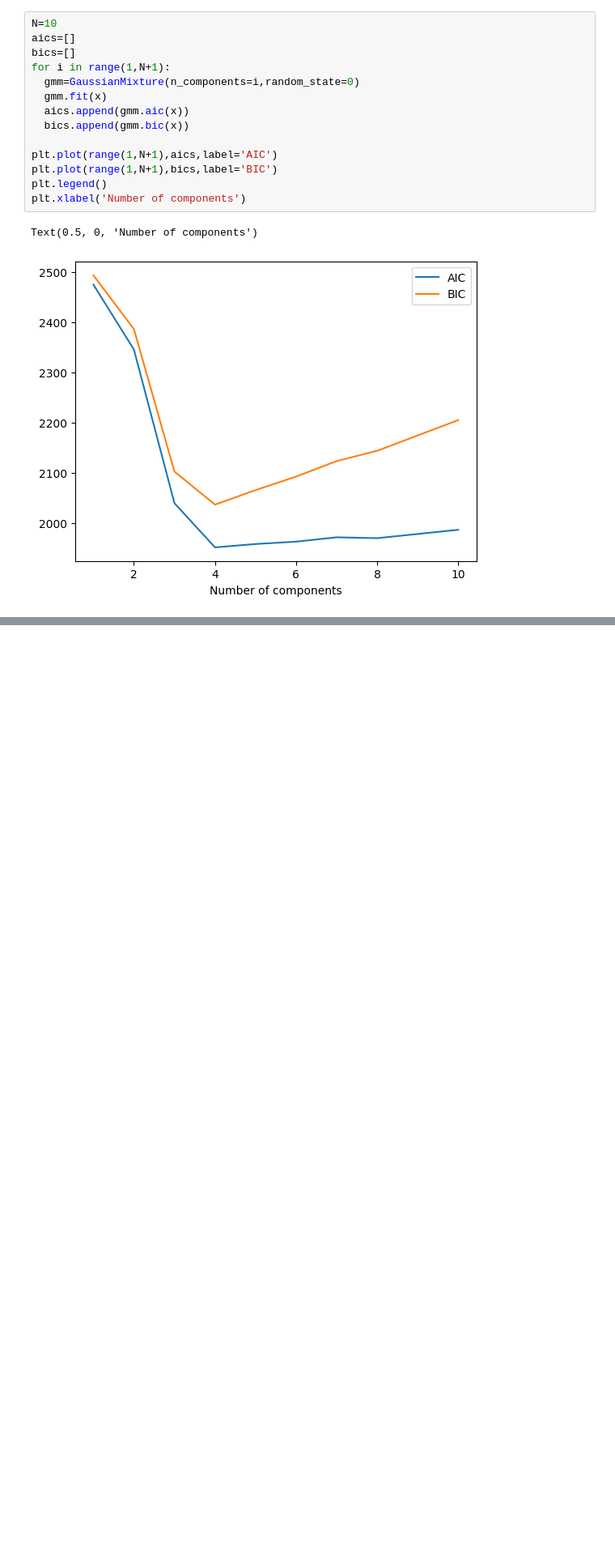
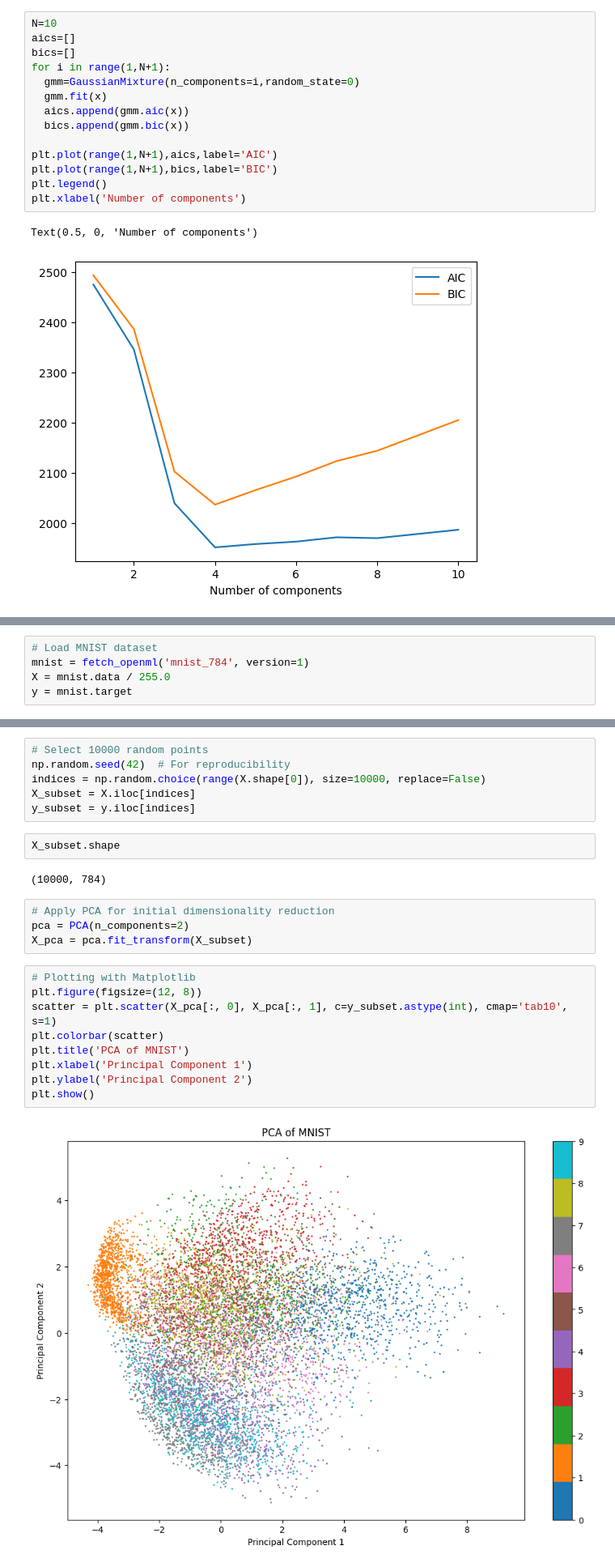
Before and after one commit to raghavharshita/Colab-Files-Notes, a Jupyter notebook: Clustering.ipynb, the cells around one changed output, grey strips where cells are left out. Shown at 81% size. Cells and saved outputs as stored; diff of their text form; blank space fills up the shorter version.

```diff
--- a/Clustering.ipynb
+++ b/Clustering.ipynb
@@ -291,0 +302,5 @@ Text(0.5, 0, 'Number of components')
+# %%
+# Load MNIST dataset
+mnist = fetch_openml('mnist_784', version=1)
+X = mnist.data / 255.0
+y = mnist.target
@@ -291,0 +313,25 @@ Text(0.5, 0, 'Number of components')
+# %%
+# Select 10000 random points
+np.random.seed(42)  # For reproducibility
+indices = np.random.choice(range(X.shape[0]), size=10000, replace=False)
+X_subset = X.iloc[indices]
+y_subset = y.iloc[indices]
+# %%
+X_subset.shape
+# %% [output]
+(10000, 784)
+# %%
+# Apply PCA for initial dimensionality reduction
+pca = PCA(n_components=2)
+X_pca = pca.fit_transform(X_subset)
+# %%
+# Plotting with Matplotlib
+plt.figure(figsize=(12, 8))
+scatter = plt.scatter(X_pca[:, 0], X_pca[:, 1], c=y_subset.astype(int), cmap='tab10', s=1)
+plt.colorbar(scatter)
+plt.title('PCA of MNIST')
+plt.xlabel('Principal Component 1')
+plt.ylabel('Principal Component 2')
+plt.show()
+# %% [output]
+[figure, added]
```
Also changed, not shown: parts of 10 cells of this notebook.
